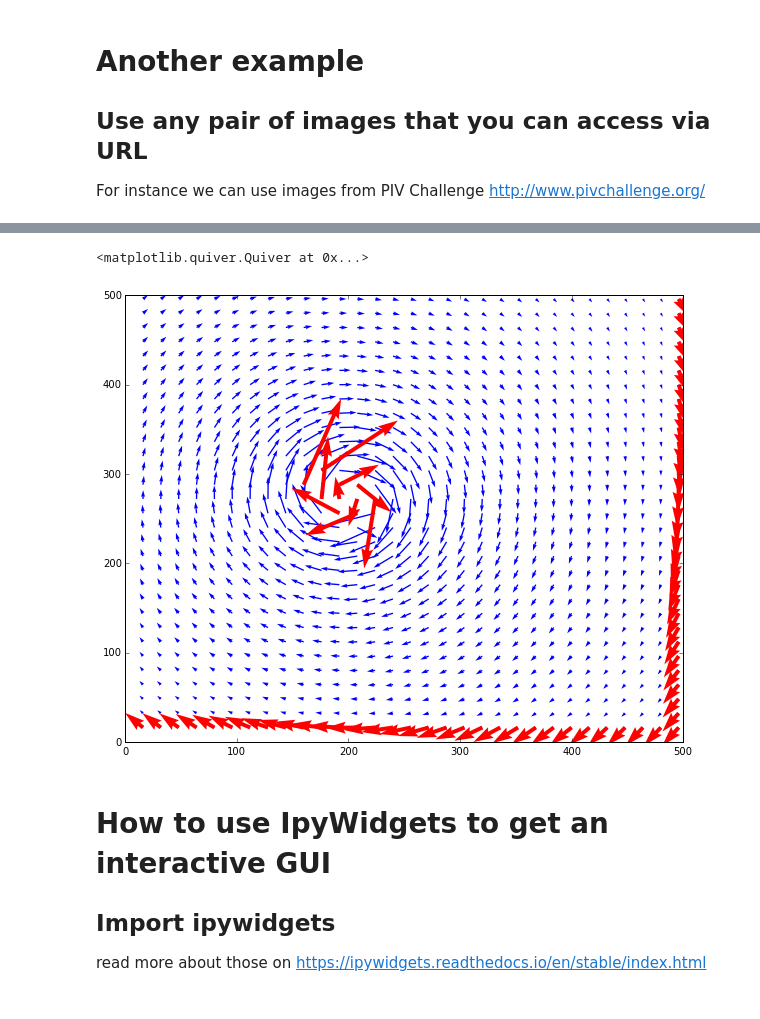
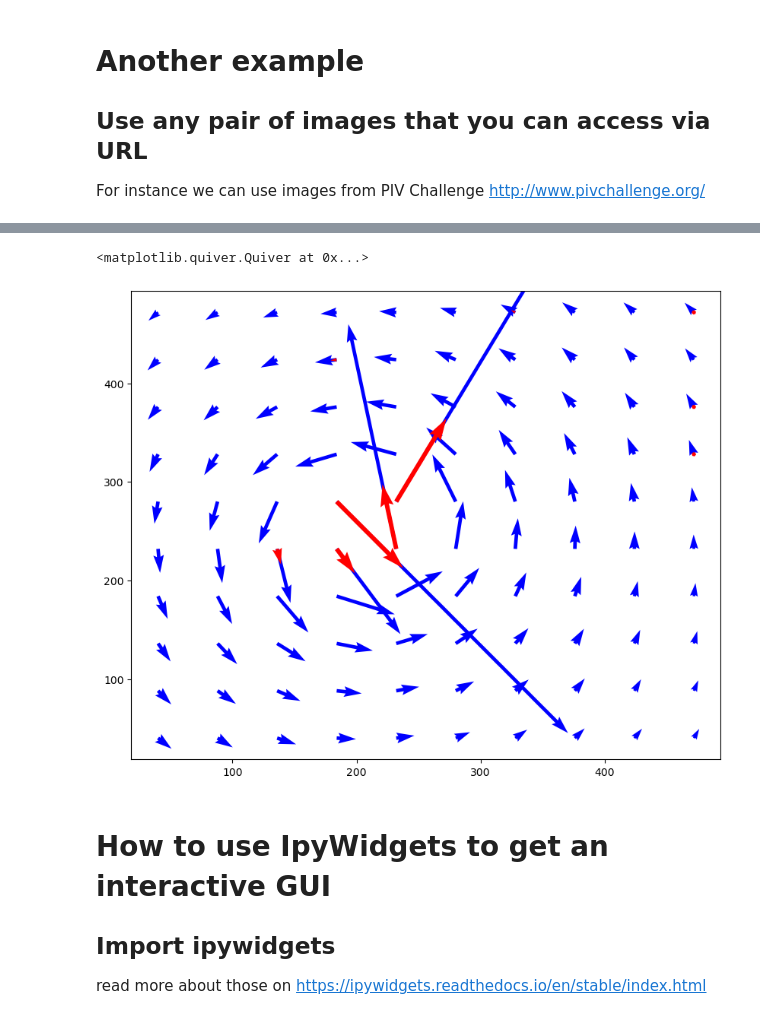
Before and after one commit to alexlib/openpiv-python-example, a Jupyter notebook: index.ipynb, the cells around one changed output, grey strips where cells are left out. Drawn from its saved outputs; the diff is of its cells as text; code cells hidden in the pictures.

```diff
--- a/index.ipynb
+++ b/index.ipynb
@@ -86,20 +92,26 @@ ax[1].imshow(frame_b,cmap=plt.cm.gray)
 # %%
 winsize = 32 # pixels
 searchsize = 64  # pixels, search in image B
 overlap = 16 # pixels
 dt = 1.0 # sec
-u0, v0, sig2noise = process.extended_search_area_piv( frame_a.astype(np.int32), frame_b.astype(np.int32), window_size=winsize, overlap=overlap, dt=dt, search_area_size=searchsize, sig2noise_method='peak2peak' )
-x, y = process.get_coordinates( image_size=frame_a.shape, window_size=winsize, overlap=overlap )
-u, v, mask = validation.sig2noise_val( u0, v0, sig2noise, threshold = 1.1 )
-u, v = filters.replace_outliers( u, v, method='localmean', max_iter=10, kernel_size=2)
-# x, y, u, v = scaling.uniform(x, y, u, v, scaling_factor = 96.52 )
+u1, v1, sig2noise = pyprocess.extended_search_area_piv( frame_a.astype(np.int32),
+                                                       frame_b.astype(np.int32),
+                                                       window_size=winsize,
+                                                       overlap=overlap,
+                                                       dt=dt,
+                                                       search_area_size=searchsize,
+                                                       sig2noise_method='peak2peak' )
+x, y = pyprocess.get_coordinates( image_size=frame_a.shape,
+                                 search_area_size=searchsize,
+                                 overlap=overlap )
+mask = validation.sig2noise_val(sig2noise, threshold = 1.05 )
 
 plt.figure(figsize=(10,8))
-plt.quiver(x,y,u,v,color='b')
-plt.quiver(x[mask],y[mask],u[mask],v[mask],color='r')
+plt.quiver(x,y,u1,v1,color='b')
+plt.quiver(x[mask],y[mask],u1[mask],v1[mask],color='r')
 # %% [output]
 <matplotlib.quiver.Quiver at 0x...>
-[figure, old version]
+[figure, new version]
 # %% [markdown]
 # How to use IpyWidgets to get an interactive GUI
 ## Import ipywidgets
```
Also changed, not shown: parts of 20 cells of this notebook.
